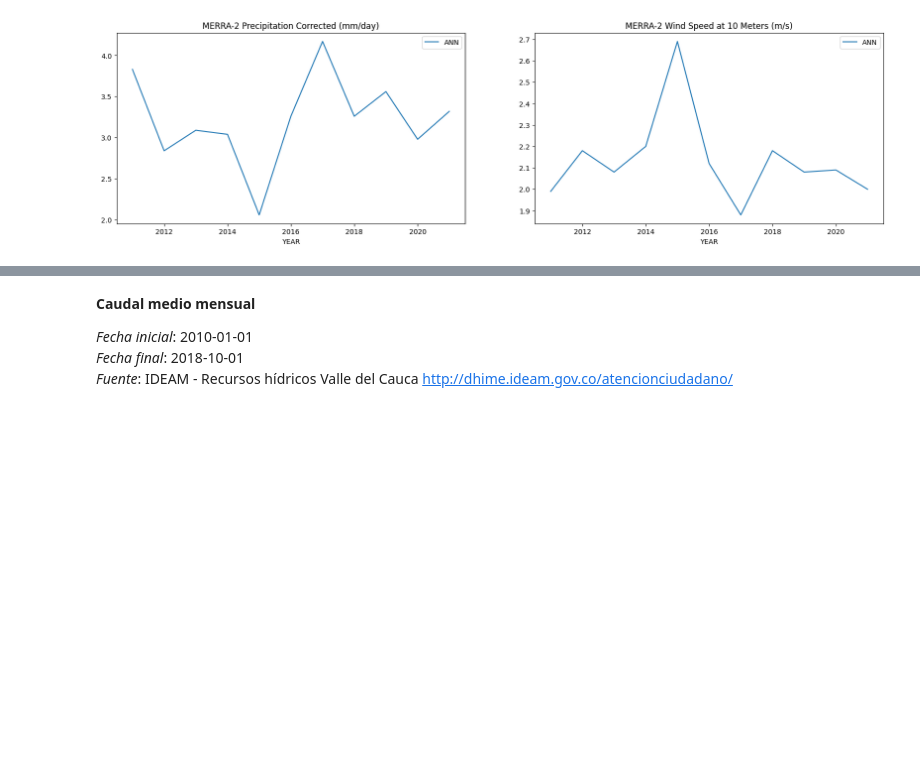
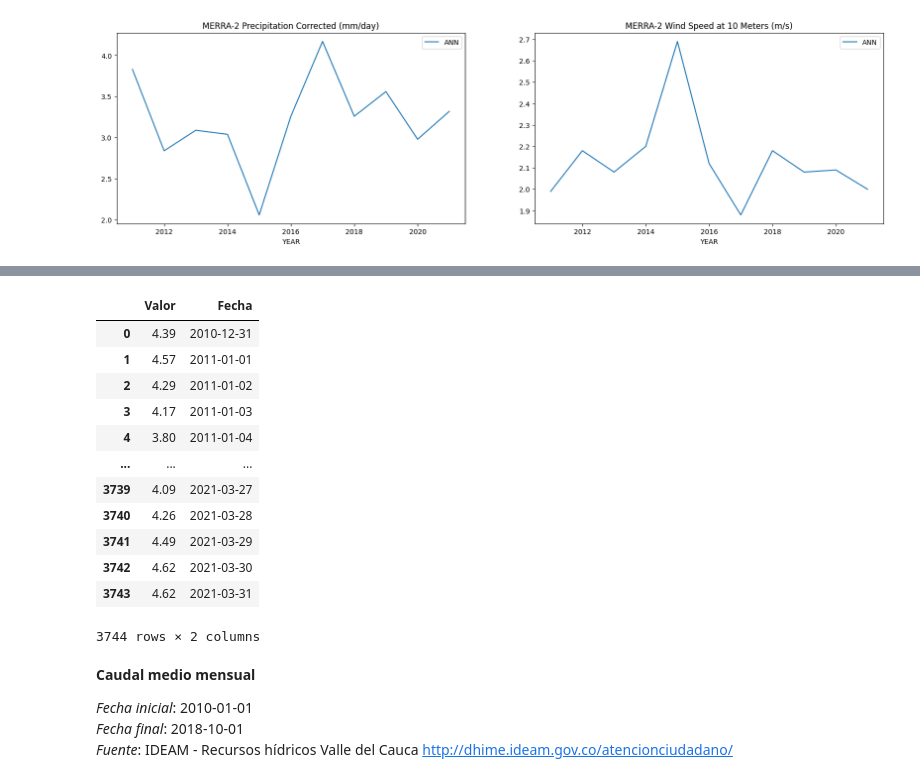
Before and after one commit to MateoBarrera/Investigacion, a Jupyter notebook: potentials/notebook.ipynb, the cells around one changed output, grey strips where cells are left out. Saved outputs shown, nothing was run; the diff lists cells and outputs as text; code cells hidden in the pictures; blank space fills up the shorter version.

```diff
--- a/potentials/notebook.ipynb
+++ b/potentials/notebook.ipynb
@@ -86,3 +97,22 @@ plt.show()
+# %%
+file_1 = file.filter(items=['YEAR', 'MO', 'DY', 'ALLSKY_SFC_SW_DWN'])
+file_1 = file_1.rename(columns={'YEAR': 'year', 'MO': 'month', 'DY': 'day', 'ALLSKY_SFC_SW_DWN':'Valor'})
+file_1['Fecha']= pd.to_datetime(file_1[['year','month','day']])
+file_1.drop(['year', 'month', 'day'], axis=1)
+# %% [output]
+|  | Valor | Fecha |
+| 0 | 4.39 | 2010-12-31 |
+| 1 | 4.57 | 2011-01-01 |
+| 2 | 4.29 | 2011-01-02 |
+| 3 | 4.17 | 2011-01-03 |
+| 4 | 3.80 | 2011-01-04 |
+| ... | ... | ... |
+| 3739 | 4.09 | 2021-03-27 |
+| 3740 | 4.26 | 2021-03-28 |
+| 3741 | 4.49 | 2021-03-29 |
+| 3742 | 4.62 | 2021-03-30 |
+| 3743 | 4.62 | 2021-03-31 |
+3744 rows × 2 columns
 # %% [markdown]
 **Caudal medio mensual**
 
```
Also changed, not shown: parts of 4 cells of this notebook, 5 other files.
